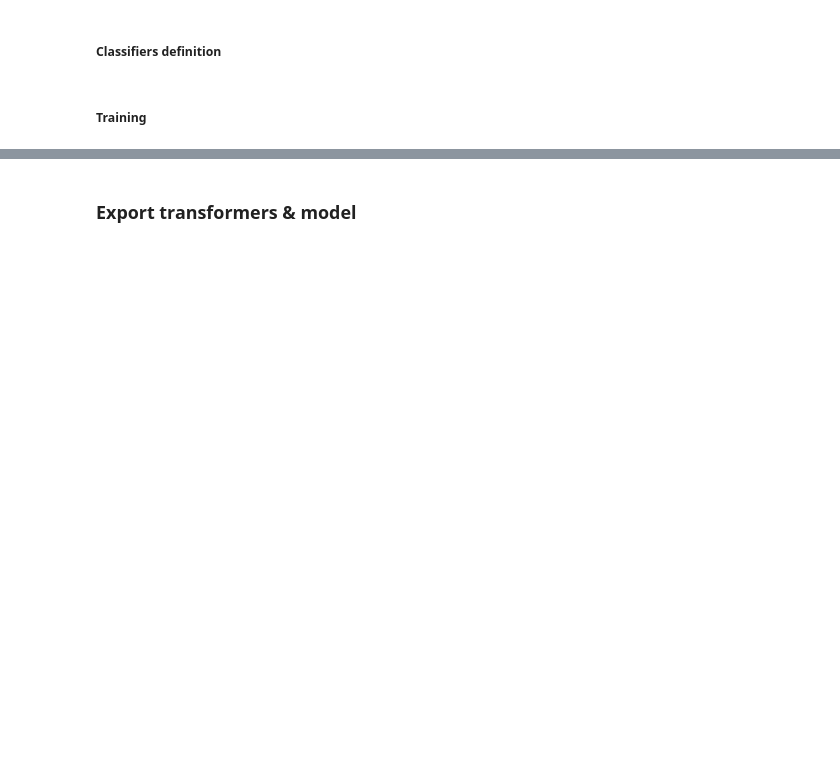
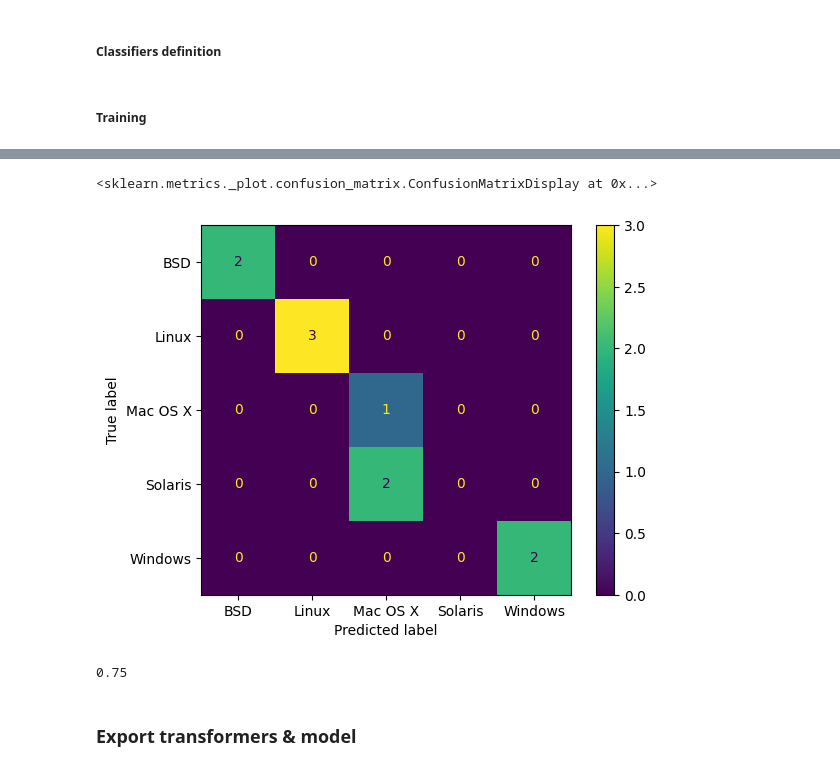
Before and after one commit to rubenpjove/fingerAI, a Jupyter notebook: ai_model_creation/ai_p0f_model_creation/models_creation_v2.ipynb, the cells around one changed output, grey strips where cells are left out. Cells and saved outputs as stored; diff of their text form; code cells hidden in the pictures; blank space fills up the shorter version.

```diff
--- a/ai_model_creation/ai_p0f_model_creation/models_creation_v2.ipynb
+++ b/ai_model_creation/ai_p0f_model_creation/models_creation_v2.ipynb
@@ -349,0 +436,3 @@ print(scores)
+# %%
+y_true, y_pred = Yvalidation, grid_search.predict(Xvalidation)
+print(classification_report(y_true, y_pred))
@@ -350,3 +451,14 @@ print(scores)
+# %%
+disp = ConfusionMatrixDisplay(confusion_matrix(y_true, y_pred, labels=grid_search.classes_),display_labels=grid_search.classes_)
+
+disp.plot()
+# %% [output]
+<sklearn.metrics._plot.confusion_matrix.ConfusionMatrixDisplay at 0x...>
+[figure, added]
+# %%
+print(cohen_kappa_score(y_true, y_pred))
+# %% [output]
+0.75
 # %% [markdown]
 ### Export transformers & model
 # %%
```
Also changed, not shown: parts of 26 cells of this notebook.
